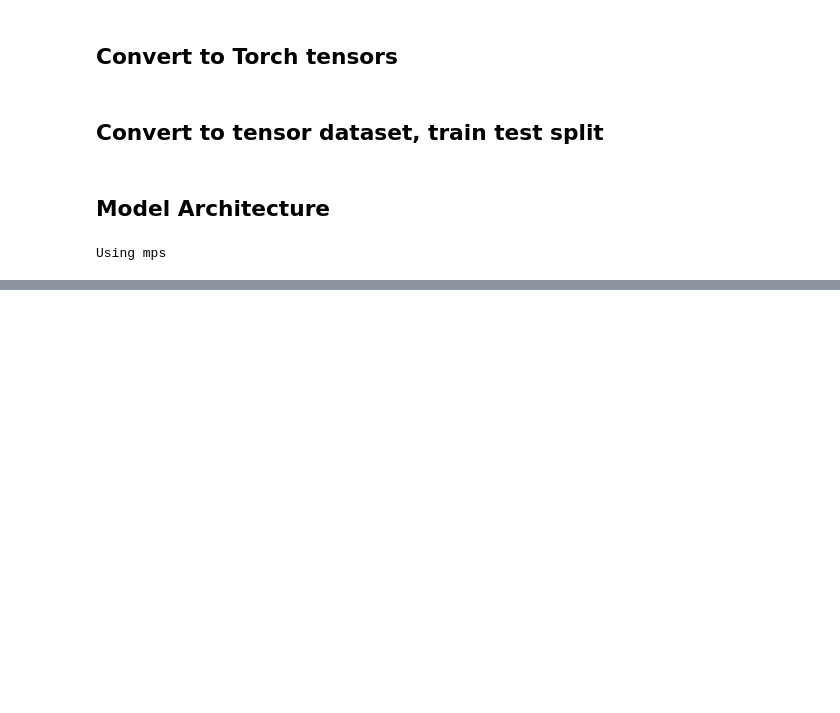
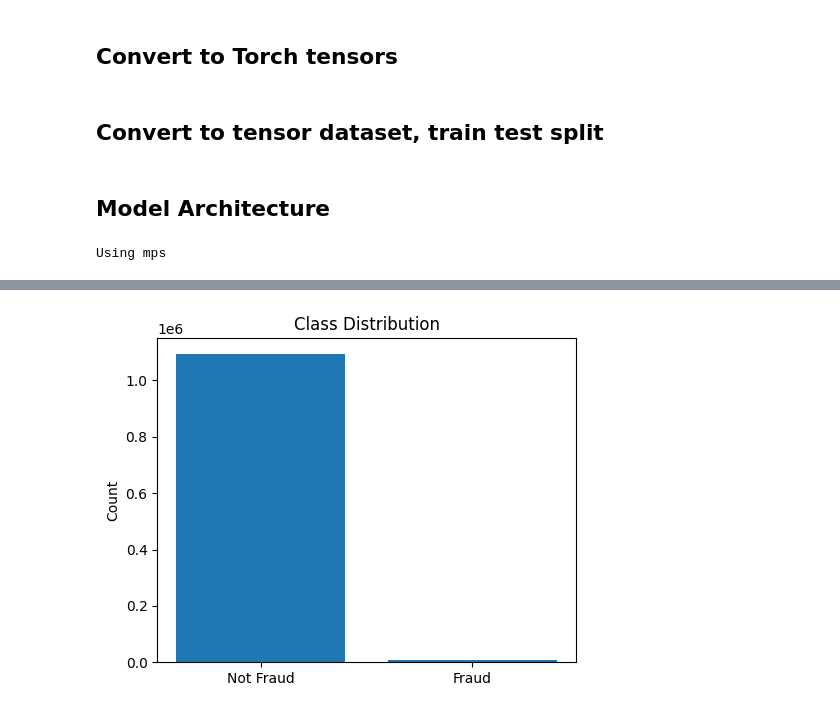
Before and after one commit to ahad-jiva/csc487_final, a Jupyter notebook: the.ipynb, the cells around one changed output, grey strips where cells are left out. Drawn from its saved outputs; the diff is of its cells as text; code cells hidden in the pictures; blank space fills up the shorter version.

```diff
--- a/the.ipynb
+++ b/the.ipynb
@@ -323,0 +346,12 @@ f1: 0.09796065367127359
+# %%
+labels = ['Not Fraud', 'Fraud']
+counts = [(y == 0).sum(), (y == 1).sum()]
+
+plt.figure(figsize=(5, 4))
+plt.bar(labels, counts)
+plt.title('Class Distribution')
+plt.ylabel('Count')
+plt.tight_layout()
+plt.show()
+# %% [output]
+[figure, added]
```
Also changed, not shown: parts of 7 cells of this notebook, 1 other file.
